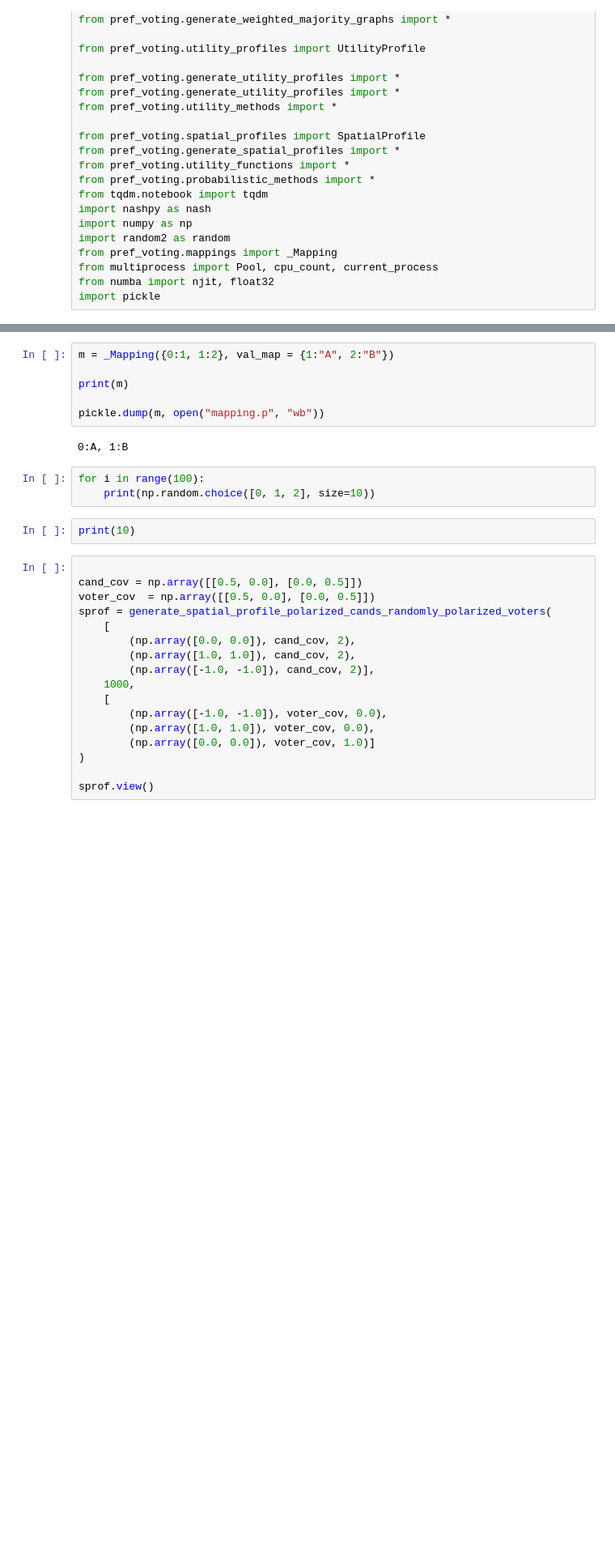
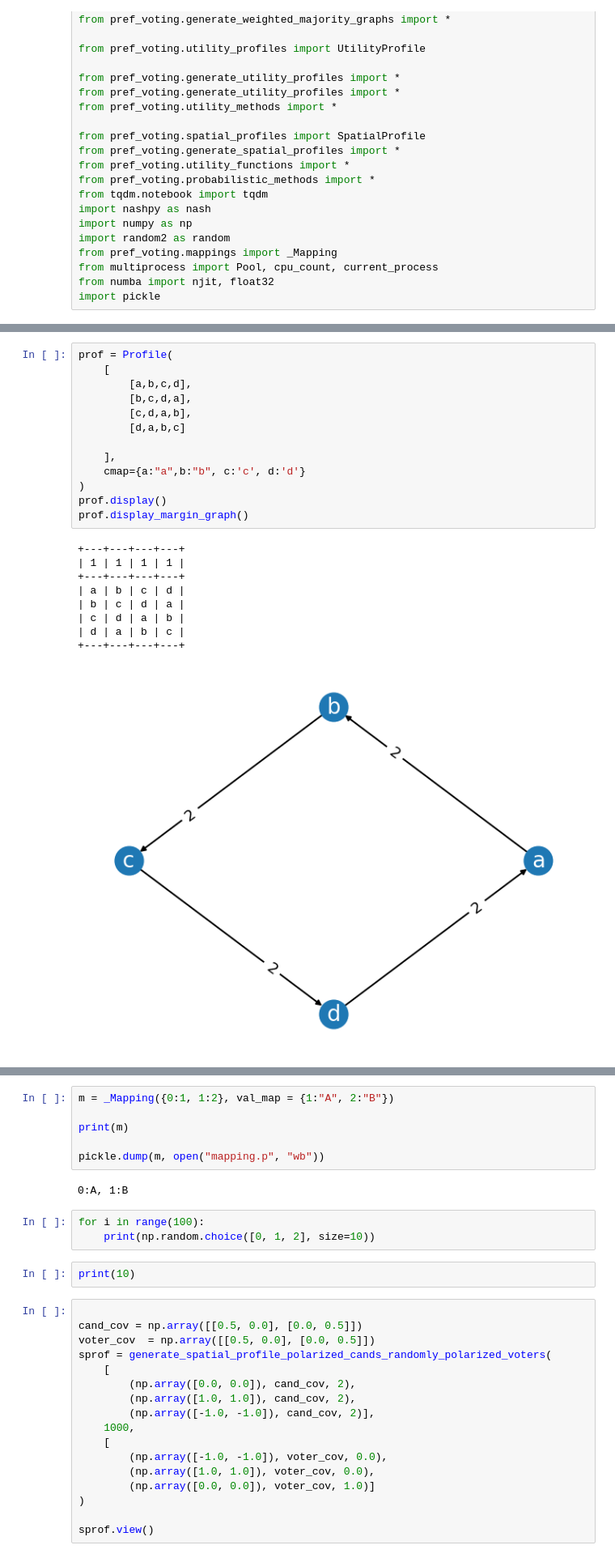
Before and after one commit to voting-tools/pref_voting, a Jupyter notebook: test.ipynb, the cells around one changed output, grey strips where cells are left out. Shown at 81% size. Cells and saved outputs as stored; diff of their text form; blank space fills up the shorter version.

```diff
--- a/test.ipynb
+++ b/test.ipynb
@@ -25,0 +95,23 @@ import pickle
+# %%
+prof = Profile(
+    [
+        [a,b,c,d],
+        [b,c,d,a],
+        [c,d,a,b],
+        [d,a,b,c]
+
+    ],
+    cmap={a:"a",b:"b", c:'c', d:'d'}
+)
+prof.display()
+prof.display_margin_graph()
+# %% [output]
++---+---+---+---+
+| 1 | 1 | 1 | 1 |
++---+---+---+---+
+| a | b | c | d |
+| b | c | d | a |
+| c | d | a | b |
+| d | a | b | c |
++---+---+---+---+
+[figure, added]
```
Also changed, not shown: parts of 10 cells of this notebook, 7 other files.
